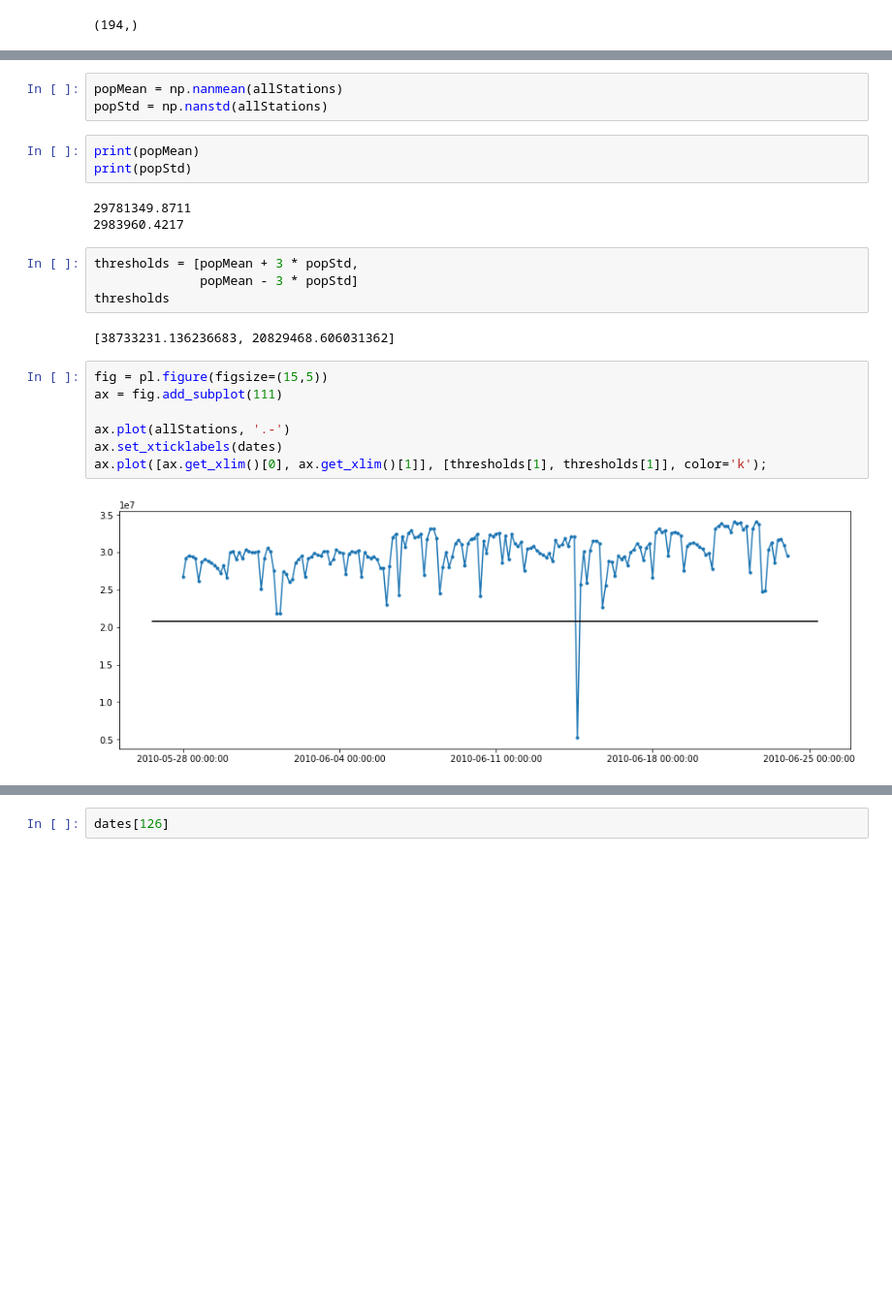
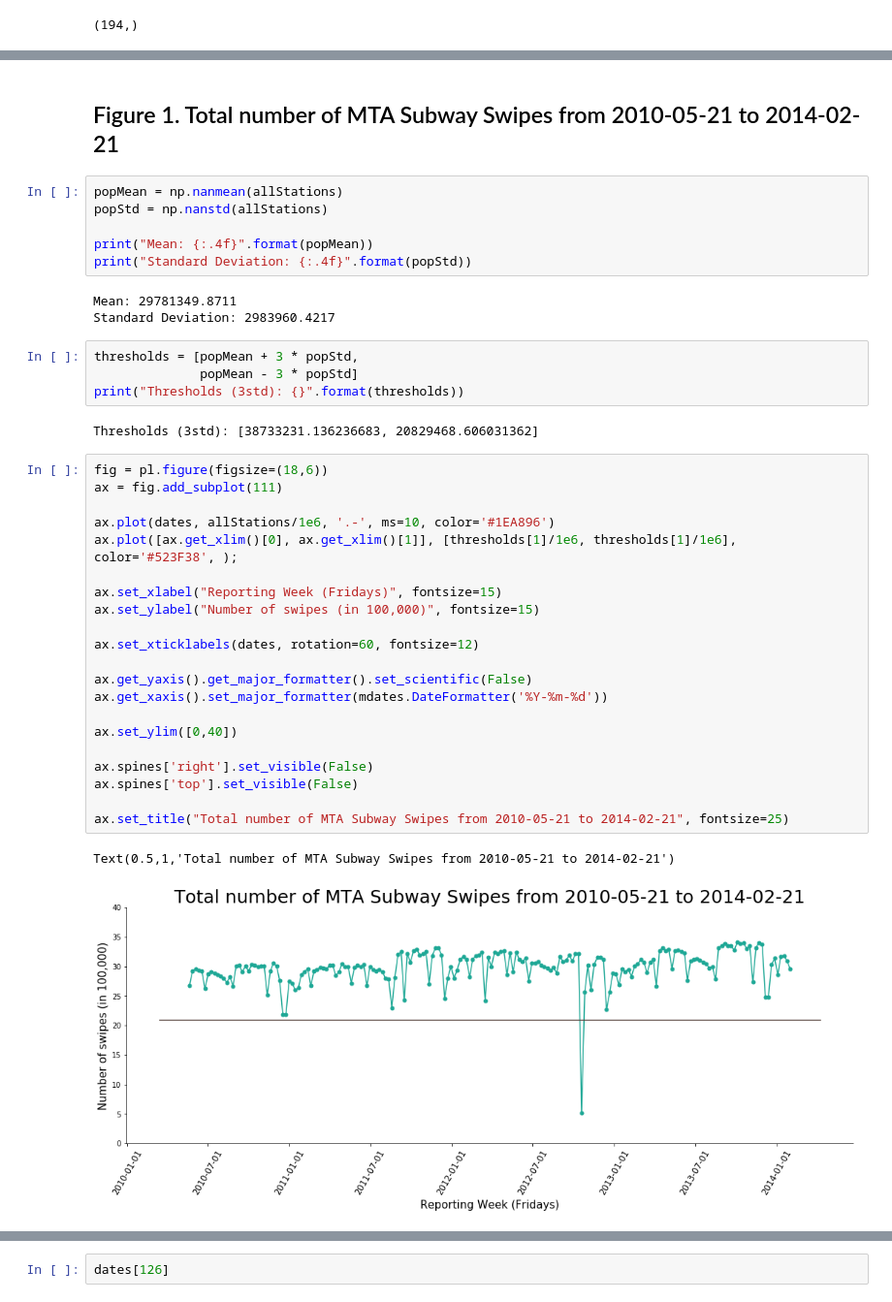
Before and after one commit to qiuyliu/PUI2017_uc288, a Jupyter notebook: HW10_uc288/HW10_Subway_TimeSeries.ipynb, the cells around one changed output, grey strips where cells are left out. Shown at 97% size. Cells and saved outputs as stored; diff of their text form; blank space fills up the shorter version.

```diff
--- a/HW10_uc288/HW10_Subway_TimeSeries.ipynb
+++ b/HW10_uc288/HW10_Subway_TimeSeries.ipynb
@@ -112,24 +136,41 @@ ax.set_xticklabels(dates, rotation=90);
+# %% [markdown]
+## Figure 1. Total number of MTA Subway Swipes from 2010-05-21 to 2014-02-21
 # %%
 popMean = np.nanmean(allStations)
 popStd = np.nanstd(allStations)
+
+print("Mean: {:.4f}".format(popMean))
+print("Standard Deviation: {:.4f}".format(popStd))
+# %% [output]
+Mean: 29781349.8711
+Standard Deviation: 2983960.4217
-# %%
-print(popMean)
-print(popStd)
-# %% [output]
-29781349.8711
-2983960.4217
 # %%
 thresholds = [popMean + 3 * popStd,
               popMean - 3 * popStd]
-thresholds
+print("Thresholds (3std): {}".format(thresholds))
 # %% [output]
-[38733231.136236683, 20829468.606031362]
+Thresholds (3std): [38733231.136236683, 20829468.606031362]
-# %%
-fig = pl.figure(figsize=(15,5))
-ax = fig.add_subplot(111)
-
-ax.plot(allStations, '.-')
-ax.set_xticklabels(dates)
-ax.plot([ax.get_xlim()[0], ax.get_xlim()[1]], [thresholds[1], thresholds[1]], color='k');
-# %% [output]
-[figure, removed]
+# %%
+fig = pl.figure(figsize=(18,6))
+ax = fig.add_subplot(111)
+
+ax.plot(dates, allStations/1e6, '.-', ms=10, color='#1EA896')
+ax.plot([ax.get_xlim()[0], ax.get_xlim()[1]], [thresholds[1]/1e6, thresholds[1]/1e6], color='#523F38', );
+
+ax.set_xlabel("Reporting Week (Fridays)", fontsize=15)
+ax.set_ylabel("Number of swipes (in 100,000)", fontsize=15)
+
+ax.set_xticklabels(dates, rotation=60, fontsize=12)
+
+ax.get_yaxis().get_major_formatter().set_scientific(False)
+ax.get_xaxis().set_major_formatter(mdates.DateFormatter('%Y-%m-%d'))
+
+ax.set_ylim([0,40])
+
+ax.spines['right'].set_visible(False)
+ax.spines['top'].set_visible(False)
+
+ax.set_title("Total number of MTA Subway Swipes from 2010-05-21 to 2014-02-21", fontsize=25)
+# %% [output]
+Text(0.5,1,'Total number of MTA Subway Swipes from 2010-05-21 to 2014-02-21')
+[figure, added]
```
Also changed, not shown: parts of 18 cells of this notebook.
